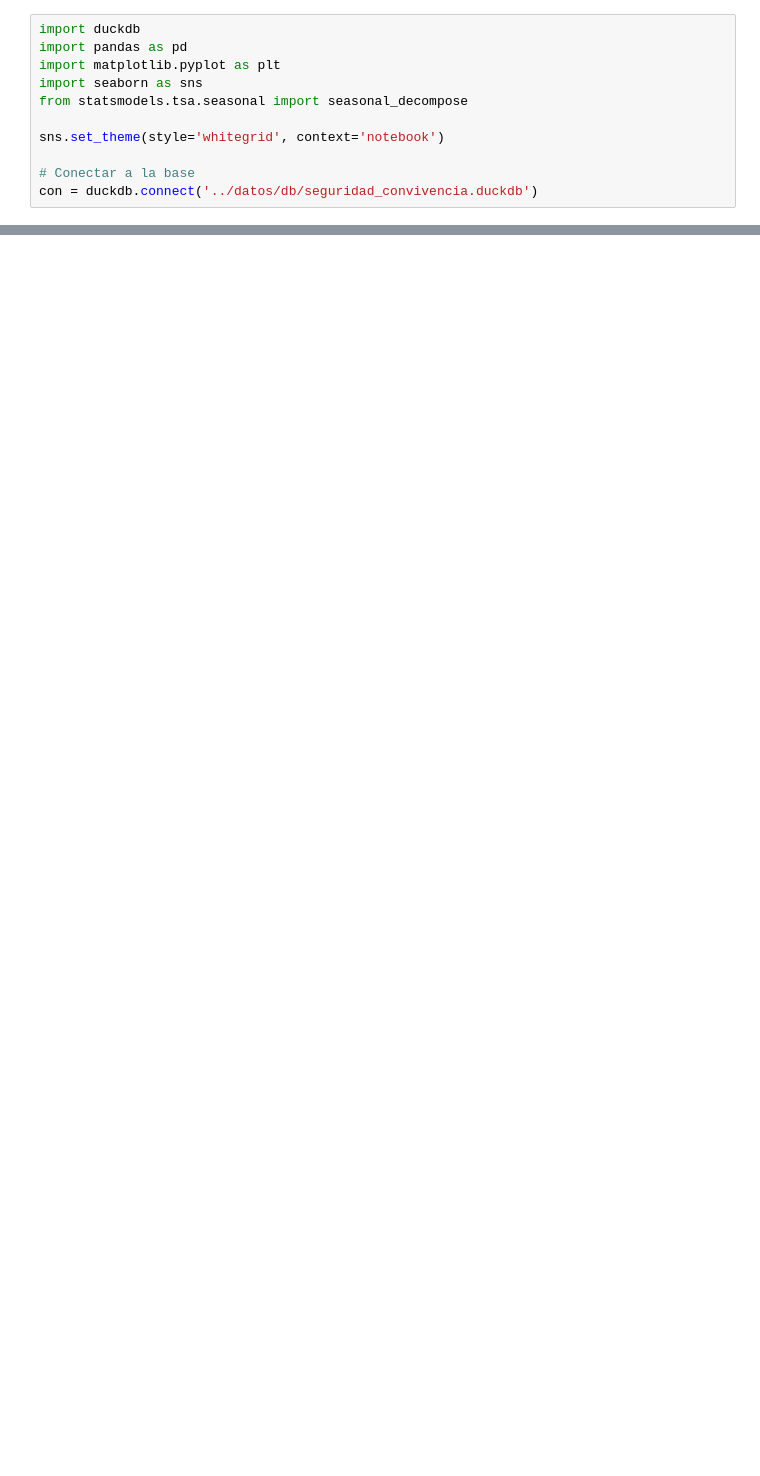
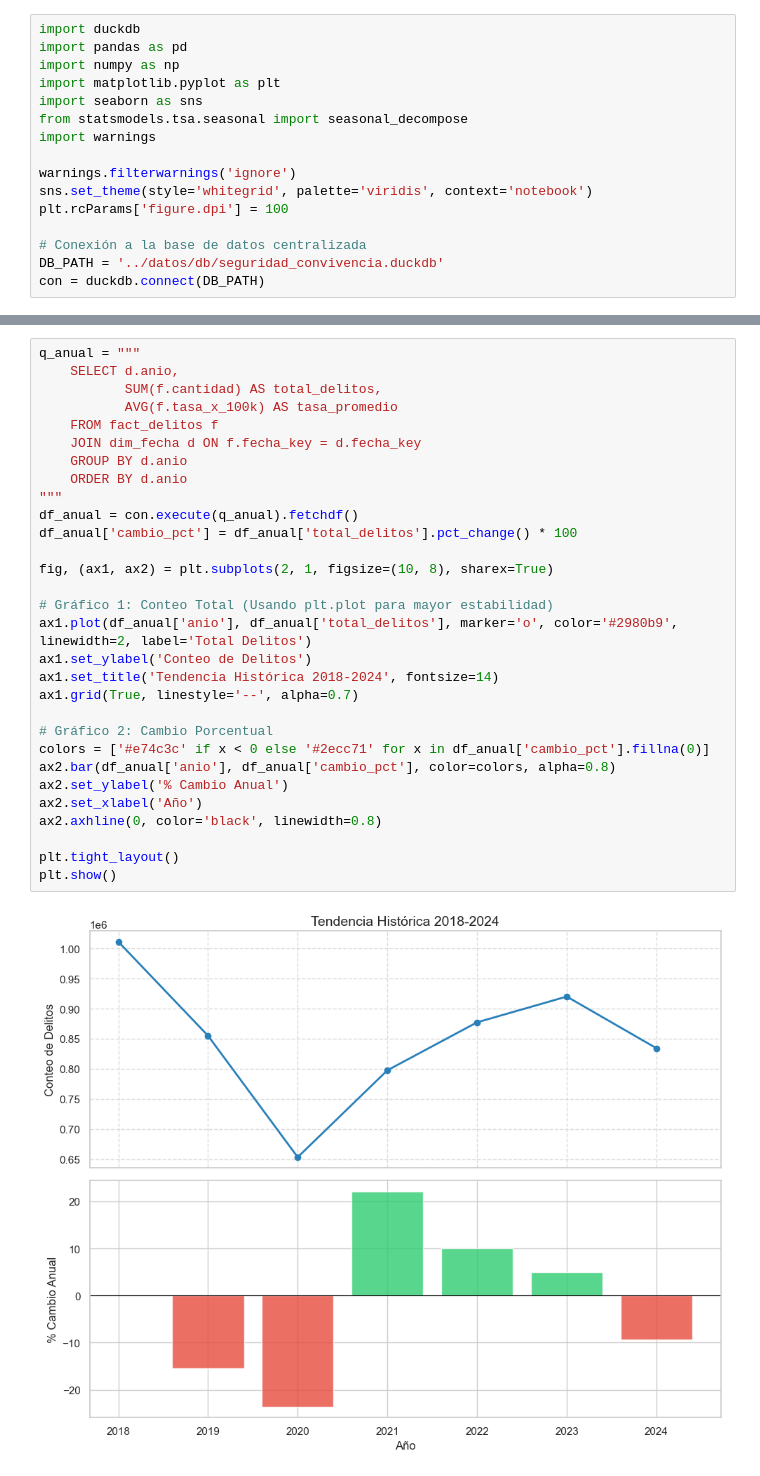
Before and after one commit to ustadistica/Datos-abiertos-Seguridad-y-Convivencia, a Jupyter notebook: notebooks/02_analisis.ipynb, the cells around one changed output, grey strips where cells are left out. Saved outputs shown, nothing was run; the diff lists cells and outputs as text; blank space fills up the shorter version.

Commit message:
Finalizacin de Informe de Inteligencia Estratgica 2018-2024. Profundizacin analtica, tasas per cápita, vulnerabilidad generacional y matrices de riesgo regional.

```diff
--- a/notebooks/02_analisis.ipynb
+++ b/notebooks/02_analisis.ipynb
@@ -5,11 +18,16 @@ Este notebook resuelve el Issue #20 realizando un análisis detallado mediante s
 # %%
 import duckdb
 import pandas as pd
+import numpy as np
 import matplotlib.pyplot as plt
 import seaborn as sns
 from statsmodels.tsa.seasonal import seasonal_decompose
+import warnings
 
-sns.set_theme(style='whitegrid', context='notebook')
+warnings.filterwarnings('ignore')
+sns.set_theme(style='whitegrid', palette='viridis', context='notebook')
+plt.rcParams['figure.dpi'] = 100
 
-# Conectar a la base
-con = duckdb.connect('../datos/db/seguridad_convivencia.duckdb')
+# Conexión a la base de datos centralizada
+DB_PATH = '../datos/db/seguridad_convivencia.duckdb'
+con = duckdb.connect(DB_PATH)
@@ -15,0 +38,32 @@ con = duckdb.connect('../datos/db/seguridad_convivencia.duckdb')
+# %%
+q_anual = """
+    SELECT d.anio,
+           SUM(f.cantidad) AS total_delitos,
+           AVG(f.tasa_x_100k) AS tasa_promedio
+    FROM fact_delitos f
+    JOIN dim_fecha d ON f.fecha_key = d.fecha_key
+    GROUP BY d.anio
+    ORDER BY d.anio
+"""
+df_anual = con.execute(q_anual).fetchdf()
+df_anual['cambio_pct'] = df_anual['total_delitos'].pct_change() * 100
+
+fig, (ax1, ax2) = plt.subplots(2, 1, figsize=(10, 8), sharex=True)
+
+# Gráfico 1: Conteo Total (Usando plt.plot para mayor estabilidad)
+ax1.plot(df_anual['anio'], df_anual['total_delitos'], marker='o', color='#2980b9', linewidth=2, label='Total Delitos')
+ax1.set_ylabel('Conteo de Delitos')
+ax1.set_title('Tendencia Histórica 2018-2024', fontsize=14)
+ax1.grid(True, linestyle='--', alpha=0.7)
+
+# Gráfico 2: Cambio Porcentual
+colors = ['#e74c3c' if x < 0 else '#2ecc71' for x in df_anual['cambio_pct'].fillna(0)]
+ax2.bar(df_anual['anio'], df_anual['cambio_pct'], color=colors, alpha=0.8)
+ax2.set_ylabel('% Cambio Anual')
+ax2.set_xlabel('Año')
+ax2.axhline(0, color='black', linewidth=0.8)
+
+plt.tight_layout()
+plt.show()
+# %% [output]
+[figure, added]
```
Also changed, not shown: parts of 34 cells of this notebook, 8 other files.
